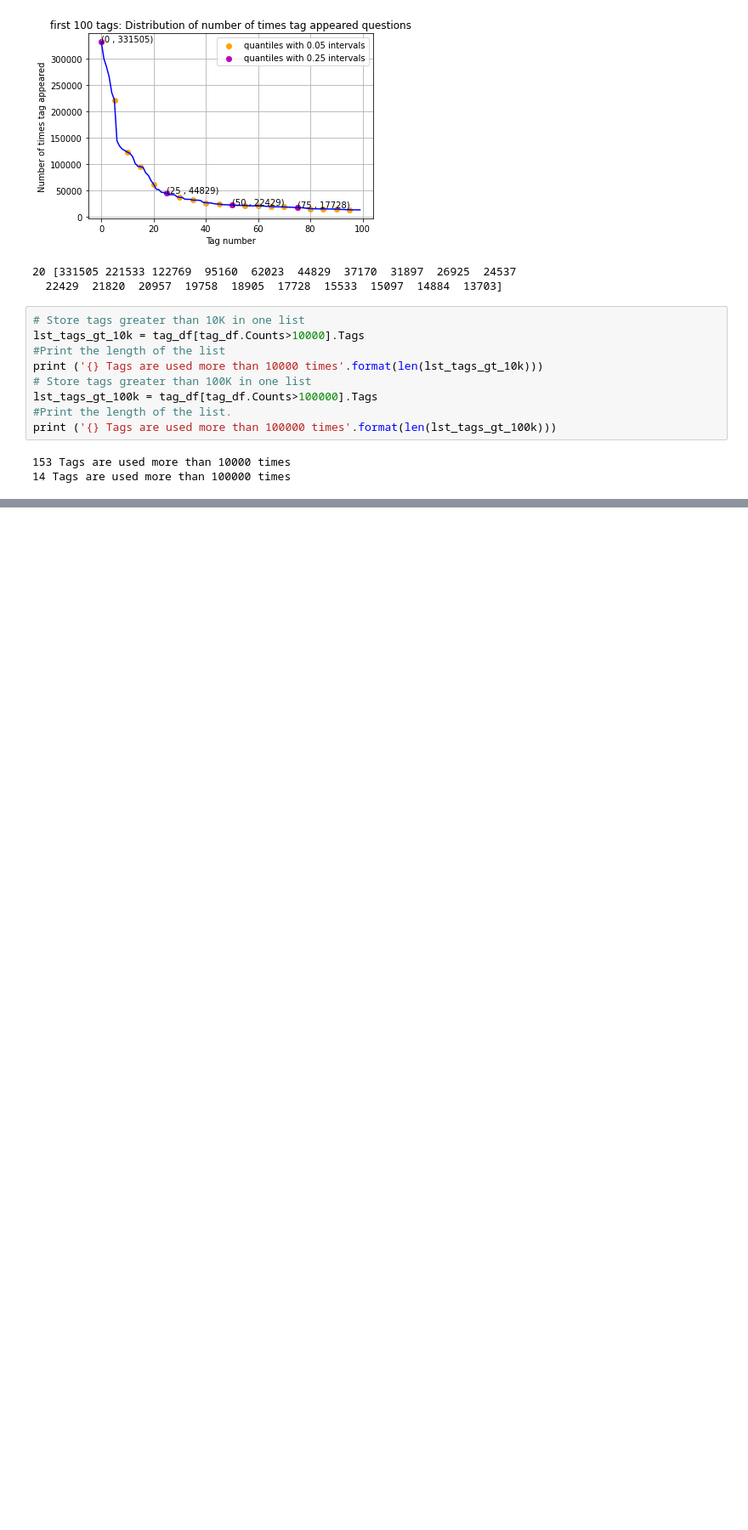
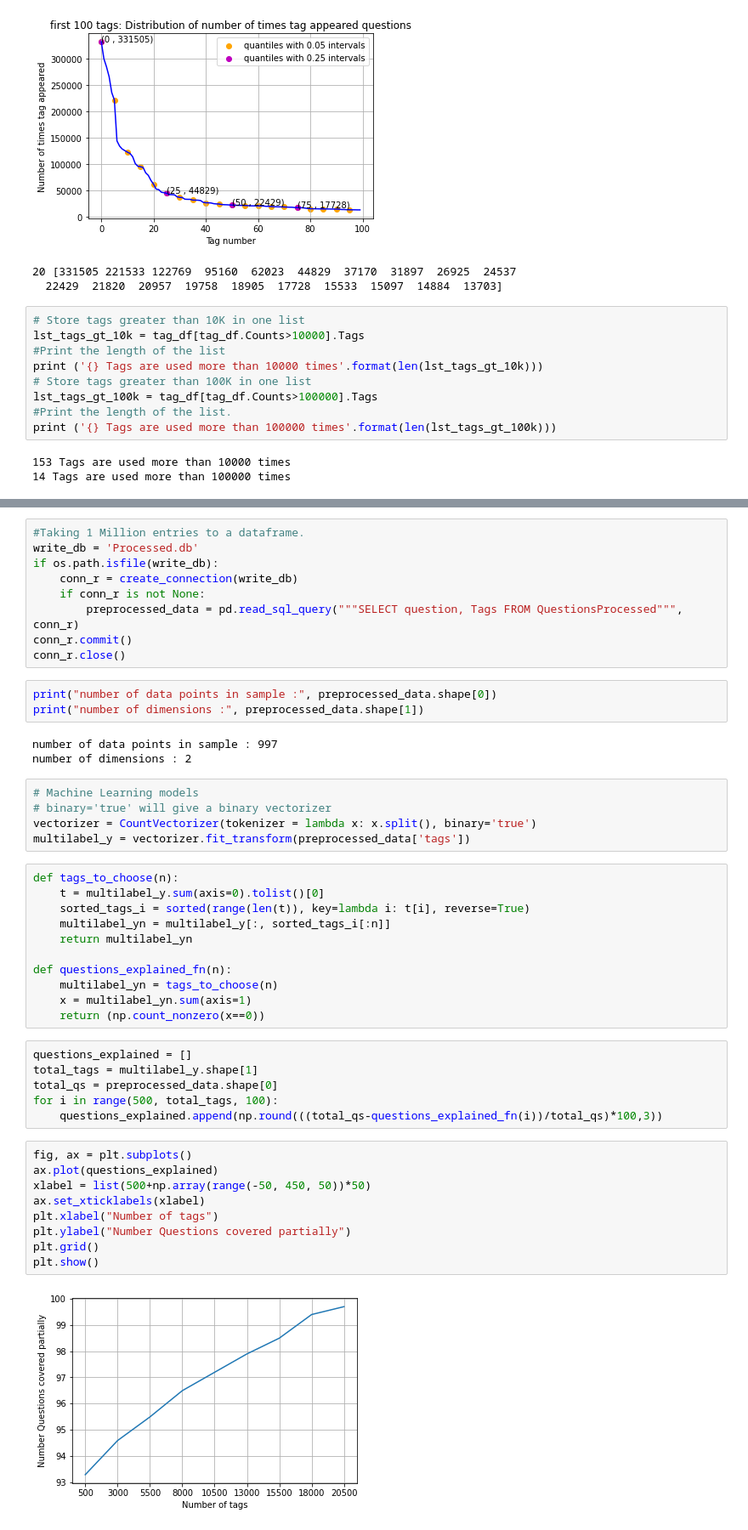
Before and after one commit to brijrajgohil/DataScienceProjects, a Jupyter notebook: AI/StackOverflowTagPredictor/Main.ipynb, the cells around one changed output, grey strips where cells are left out. Shown: that part at 85% size. Drawn from its saved outputs; the diff is of its cells as text; blank space fills up the shorter version.

```diff
--- a/AI/StackOverflowTagPredictor/Main.ipynb
+++ b/AI/StackOverflowTagPredictor/Main.ipynb
@@ -287,0 +503,48 @@ tag_quest_count = tag_dtm.sum(axis=1).tolist()
+# %%
+#Taking 1 Million entries to a dataframe.
+write_db = 'Processed.db'
+if os.path.isfile(write_db):
+    conn_r = create_connection(write_db)
+    if conn_r is not None:
+        preprocessed_data = pd.read_sql_query("""SELECT question, Tags FROM QuestionsProcessed""", conn_r)
+conn_r.commit()
+conn_r.close()
+# %%
+print("number of data points in sample :", preprocessed_data.shape[0])
+print("number of dimensions :", preprocessed_data.shape[1])
+# %% [output]
+number of data points in sample : 997
+number of dimensions : 2
+# %%
+# Machine Learning models
+# binary='true' will give a binary vectorizer
+vectorizer = CountVectorizer(tokenizer = lambda x: x.split(), binary='true')
+multilabel_y = vectorizer.fit_transform(preprocessed_data['tags'])
+# %%
+def tags_to_choose(n):
+    t = multilabel_y.sum(axis=0).tolist()[0]
+    sorted_tags_i = sorted(range(len(t)), key=lambda i: t[i], reverse=True)
+    multilabel_yn = multilabel_y[:, sorted_tags_i[:n]]
+    return multilabel_yn
+
+def questions_explained_fn(n):
+    multilabel_yn = tags_to_choose(n)
+    x = multilabel_yn.sum(axis=1)
+    return (np.count_nonzero(x==0))
+# %%
+questions_explained = []
+total_tags = multilabel_y.shape[1]
+total_qs = preprocessed_data.shape[0]
+for i in range(500, total_tags, 100):
+    questions_explained.append(np.round(((total_qs-questions_explained_fn(i))/total_qs)*100,3))
+# %%
+fig, ax = plt.subplots()
+ax.plot(questions_explained)
+xlabel = list(500+np.array(range(-50, 450, 50))*50)
+ax.set_xticklabels(xlabel)
+plt.xlabel("Number of tags")
+plt.ylabel("Number Questions covered partially")
+plt.grid()
+plt.show()
+# %% [output]
+[figure, added]
```
Also changed, not shown: parts of 27 cells of this notebook, 1 other file.
